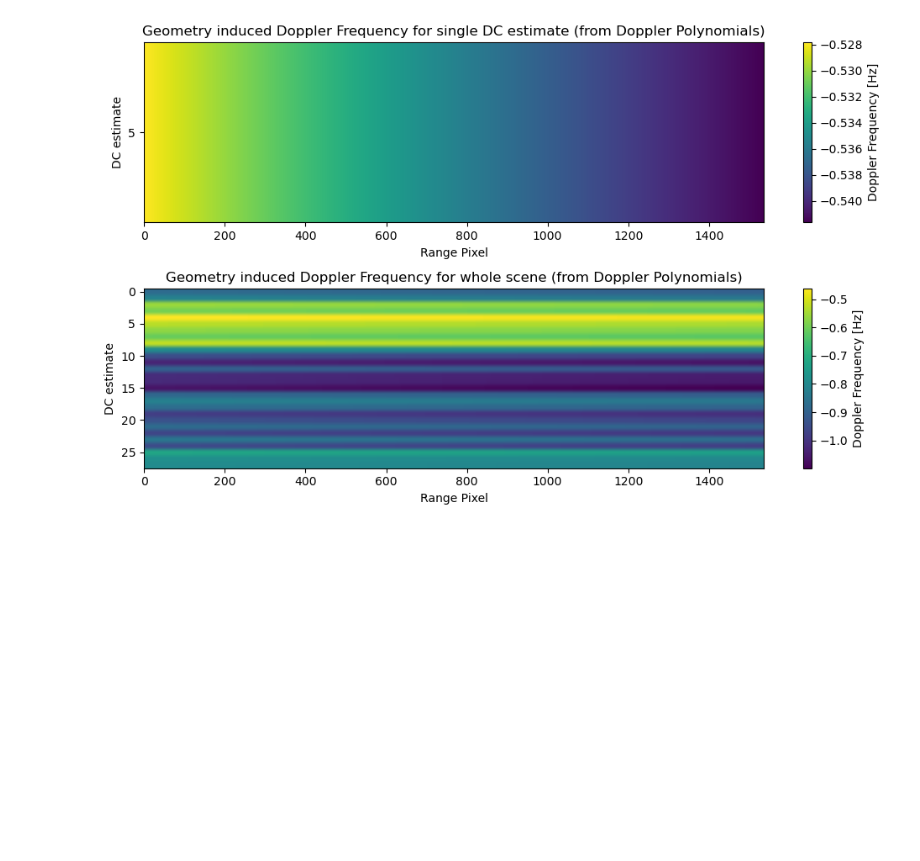
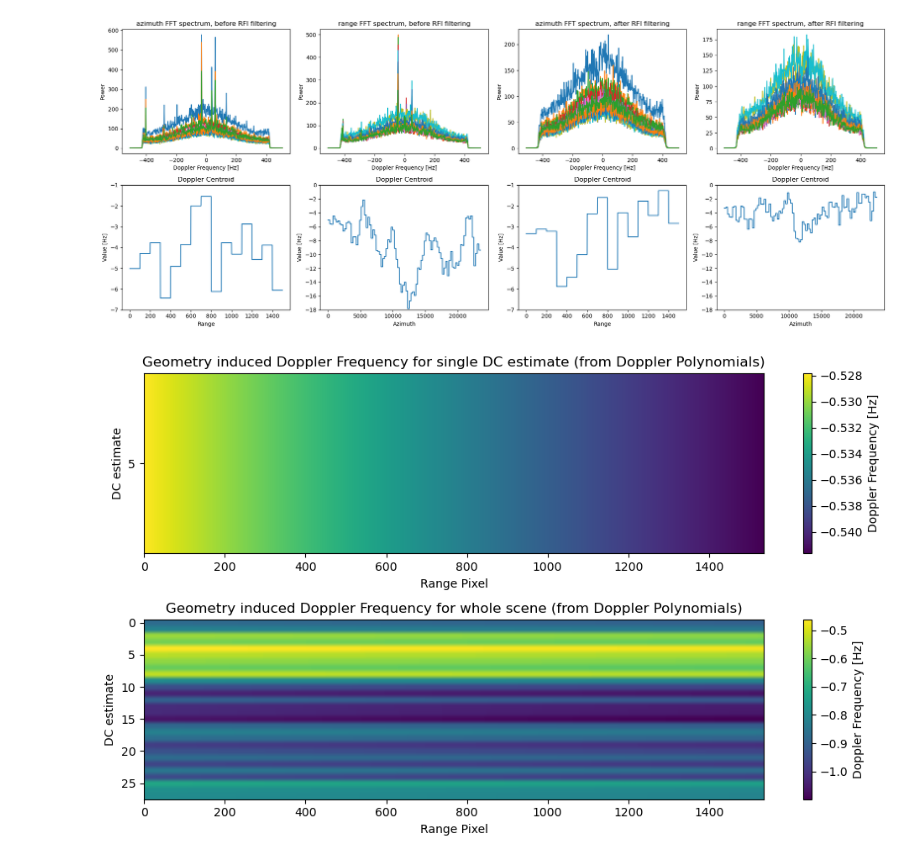
Before and after one commit to oscipal/ocean_current_retrieval, a Jupyter notebook: desert_DCA.ipynb, the cells around one changed output. Drawn from its saved outputs; the diff is of its cells as text; code cells hidden in the pictures; blank space fills up the shorter version.

Commit message:
cleaned up and added RFI filtering

```diff
--- a/desert_DCA.ipynb
+++ b/desert_DCA.ipynb
@@ -7 +8,3 @@ from ipywidgets import interact, IntSlider
+# %%
+SCENE = 'desert'
 # %%
@@ -16,5 +25,5 @@ ANNOT_XML = "Biomass_data/desert_scene/BIO_S2_SCS__1S_20260202T174434_20260202T1
 # Windowing for CDE DC estimation
 WIN_AZ = 512
 WIN_RG = 100
-STRIDE_AZ = 512
+STRIDE_AZ = 256
 STRIDE_RG = 100
@@ -123,8 +29,0 @@ tau = slant_range_time_0 + np.arange(n_samples) * range_pixel_spacing
-# %%
-df_geom = np.zeros((len(dc_estimates), tau.shape[0]))
-
-for i, entry in enumerate(dc_estimates):
-    t0 = entry[1]
-    c0, c1, c2, c3, c4 = entry[2]
-    for j, t in enumerate(tau):
-        df_geom[i, j] = c0 + c1 * (t-t0) + c2 * (t-t0)**2 + c3 * (t-t0)**3 + c4 * (t-t0)**4
@@ -130,0 +205,5 @@ for i, entry in enumerate(dc_estimates):
+# %%
+dc_img_fft, freqs, spectrum = fft_doppler(SLC_PATH, SLC_PAR_PATH, WIN_AZ, WIN_RG, STRIDE_AZ, STRIDE_RG)
+dc_rfi_img_fft, freqs_rfi, spectrum_rfi = fft_doppler(SLC_RFI_PATH, SLC_PAR_PATH, WIN_AZ, WIN_RG, STRIDE_AZ, STRIDE_RG)
+
+dc_rfi_img_cde = CDE_doppler(SLC_RFI_PATH, SLC_PAR_PATH, WIN_AZ, WIN_RG, STRIDE_AZ, STRIDE_RG)
@@ -131,3 +218,59 @@ for i, entry in enumerate(dc_estimates):
+# %%
+fig,ax = plt.subplots(2,4, figsize=(20,8))
+ax = ax.flatten()
+
+for i in np.arange(1,14):
+    ax[0].plot(freqs, spectrum[1,i])
+ax[0].set_title("azimuth FFT spectrum, before RFI filtering")
+ax[0].set_xlabel("Doppler Frequency [Hz]")
+ax[0].set_ylabel("Power")
+
+for i in np.arange(31,44):
+    ax[1].plot(freqs, spectrum[i,5])
+ax[1].set_title("range FFT spectrum, before RFI filtering")
+ax[1].set_xlabel("Doppler Frequency [Hz]")
+ax[1].set_ylabel("Power")
+
+for i in np.arange(1,14):
+    ax[2].plot(freqs_rfi, spectrum_rfi[1,i])
+ax[2].set_title("azimuth FFT spectrum, after RFI filtering")
+ax[2].set_xlabel("Doppler Frequency [Hz]")
+ax[2].set_ylabel("Power")
+
+for i in np.arange(31,44):
+    ax[3].plot(freqs_rfi, spectrum_rfi[i,5])
+ax[3].set_title("range FFT spectrum, after RFI filtering")
+ax[3].set_xlabel("Doppler Frequency [Hz]")
+ax[3].set_ylabel("Power")
+
+ax[4].plot(dc_img_fft[0])
+ax[4].set_title("Doppler Centroid")
+ax[4].set_xlabel("Range")
+ax[4].set_ylabel("Value [Hz]")
+ax[4].set_ylim([-7, -1])
+
+ax[5].plot(dc_img_fft[:,5])
+ax[5].set_title("Doppler Centroid")
+ax[5].set_xlabel("Azimuth")
+ax[5].set_ylabel("Value [Hz]")
+ax[5].set_ylim([-18, 0])
+
+ax[6].plot(dc_rfi_img_fft[0])
+ax[6].set_title("Doppler Centroid")
+ax[6].set_xlabel("Range")
+ax[6].set_ylabel("Value [Hz]")
+ax[6].set_ylim([-7, -1])
+
+ax[7].plot(dc_rfi_img_fft[:,5])
+ax[7].set_title("Doppler Centroid")
+ax[7].set_xlabel("Azimuth")
+ax[7].set_ylabel("Value [Hz]")
+ax[7].set_ylim([-18, 0])
+
+plt.tight_layout()
+plt.savefig(f'plots/{scene}/spectrum.png')
+# %% [output]
+[figure, added]
 # %%
 fig,ax = plt.subplots(2,1, figsize=(10,6))
 
```
Also changed, not shown: parts of 19 cells of this notebook, 9 other files.
